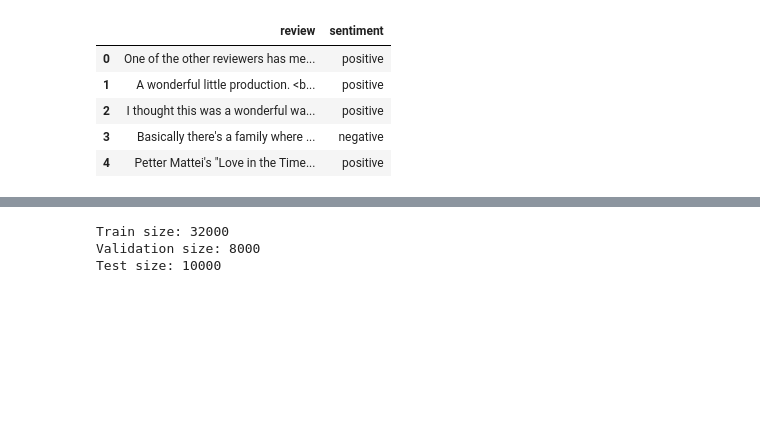
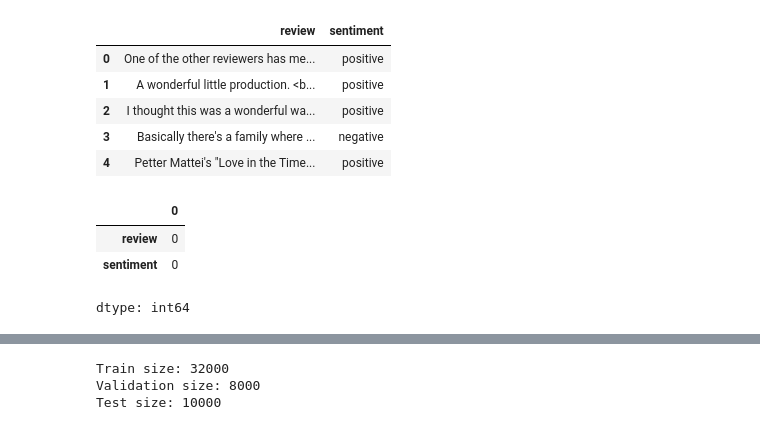
Before and after one commit to i-ganza007/Sentiment_Analysis_Formative, a Jupyter notebook: Logistic_Classification.ipynb, the cells around one changed output, grey strips where cells are left out. Cells and saved outputs as stored; diff of their text form; code cells hidden in the pictures; blank space fills up the shorter version.

```diff
--- a/Logistic_Classification.ipynb
+++ b/Logistic_Classification.ipynb
@@ -49,3 +65,10 @@ df.head()
 | 2 | I thought this was a wonderful wa... | positive |
 | 3 | Basically there's a family where ... | negative |
 | 4 | Petter Mattei's "Love in the Time... | positive |
+# %%
+df.isna().sum()
+# %% [output]
+|  | 0 |
+| review | 0 |
+| sentiment | 0 |
+dtype: int64
```
Also changed, not shown: parts of 9 cells of this notebook.
